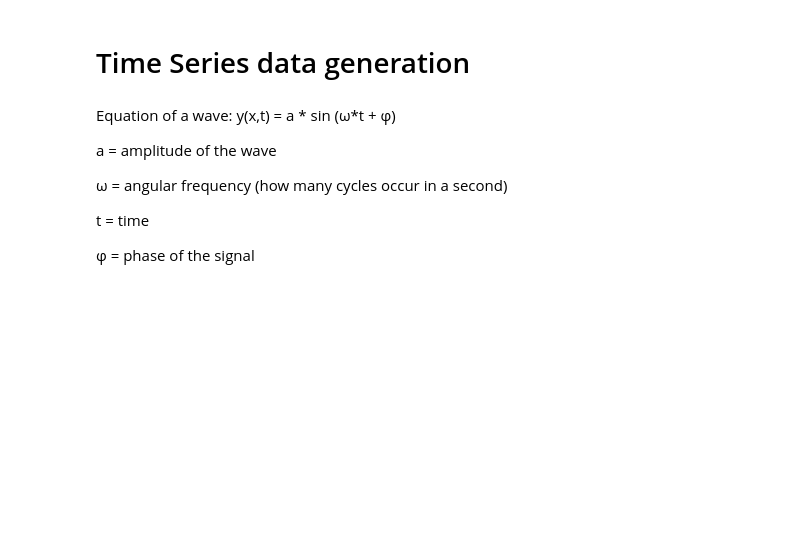
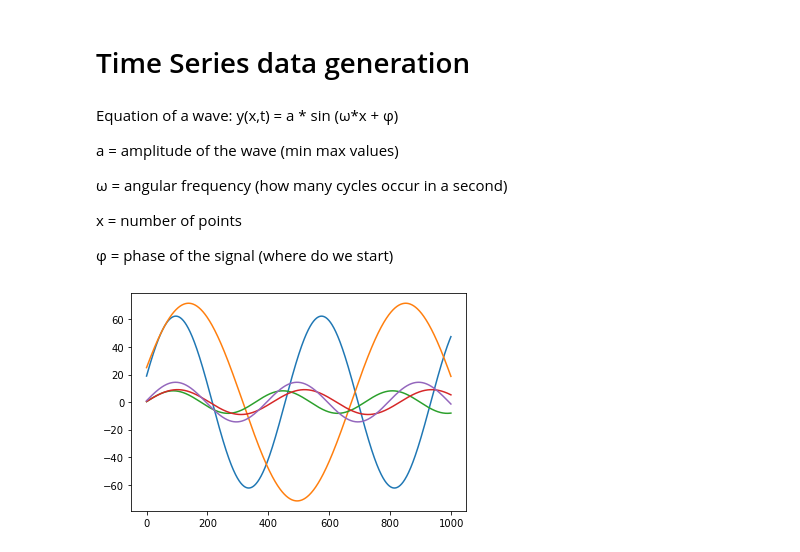
Before and after one commit to OscarCabreraRodriguez/TimeSeriesAnomalyDetection, a Jupyter notebook: ADND.ipynb, the cells around one changed output. Cells and saved outputs as stored; diff of their text form; code cells hidden in the pictures; blank space fills up the shorter version.

```diff
--- a/ADND.ipynb
+++ b/ADND.ipynb
@@ -4,12 +4,52 @@
 import numpy as np
 import matplotlib.pyplot as plt
 # %% [markdown]
-Equation of a wave: y(x,t) = a * sin (ω*t + φ)
+Equation of a wave: y(x,t) = a * sin (ω*x + φ)
 
-a = amplitude of the wave
+a = amplitude of the wave (min max values)
 
 ω = angular frequency (how many cycles occur in a second)
 
-t = time
+x = number of points
 
-φ = phase of the signal
+φ = phase of the signal (where do we start)
+# %%
+def timeseries(amplitude,frequency,phase,x):
+    y = np.zeros(len(x))
+    for i in range(len(amplitude)):
+      y += np.sin(frequency[i]*x+phase[i])*amplitude[i]
+    return y
+
+def timeseriesPeak(timeseries,x):
+    start = np.random.randint(len(x))
+    end = start+100
+
+    peak = np.sin(0.001*x)*300
+    peak += np.random.rand(1000)
+
+    peak[x<start]=0
+    peak[x>end]=0
+
+    return timeseries+peak
+# %%
+# vectors for w phase and amplitude regular shape
+# these arrrays contain 200 random values between (0,1) and we multiply the w by 0.02 to
+# ensure cycles in the time series
+p2 = np.random.rand(200)
+a2 = np.random.rand(200)
+w2 = np.ones(200)*0.02
+
+x = np.arange(start=0, stop=(1000))
+
+# We will create 200 time series, we will multiply the w phase and amplitude
+# to obtain different results
+yValues = []
+for i in range(1,200):
+    rand_w = np.random.uniform(0.3,1)
+    rand = np.random.uniform(0,1)
+    y=timeseries(a2*rand,w2*rand_w,p2*rand,x)
+    yValues.append(y)
+    if i <= 5:
+        plt.plot(x,y)
+# %% [output]
+[figure, added]
```
Also changed, not shown: parts of 7 cells of this notebook.
